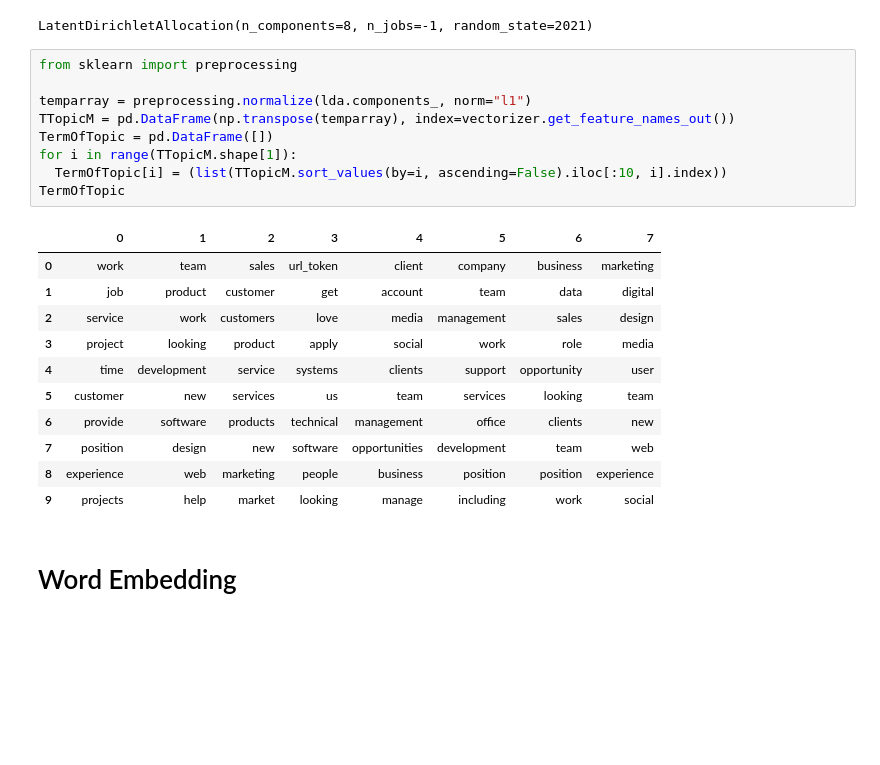
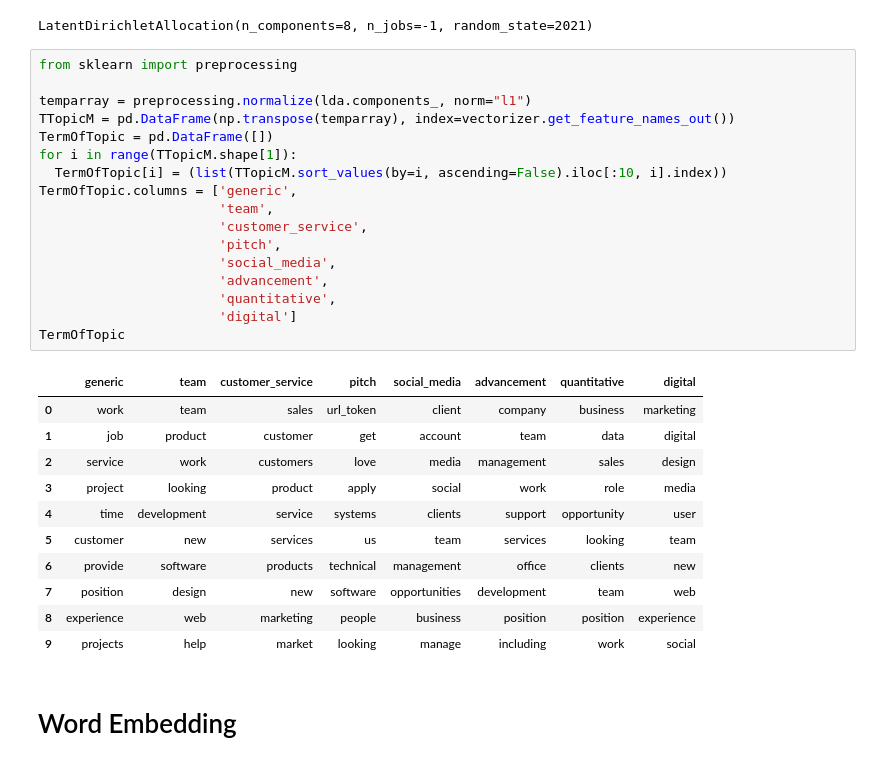
Before and after one commit to hederella/TextAnalytics, a Jupyter notebook: TextAnalyticsPreliminary.ipynb, the cells around one changed output. Drawn from its saved outputs; the diff is of its cells as text; blank space fills up the shorter version.

```diff
--- a/TextAnalyticsPreliminary.ipynb
+++ b/TextAnalyticsPreliminary.ipynb
@@ -457,14 +468,22 @@ LatentDirichletAllocation(n_components=8, n_jobs=-1, random_state=2021)
 # %%
 from sklearn import preprocessing
 
 temparray = preprocessing.normalize(lda.components_, norm="l1")
 TTopicM = pd.DataFrame(np.transpose(temparray), index=vectorizer.get_feature_names_out())
 TermOfTopic = pd.DataFrame([])
 for i in range(TTopicM.shape[1]):
   TermOfTopic[i] = (list(TTopicM.sort_values(by=i, ascending=False).iloc[:10, i].index))
+TermOfTopic.columns = ['generic',
+                       'team',
+                       'customer_service',
+                       'pitch',
+                       'social_media',
+                       'advancement',
+                       'quantitative',
+                       'digital']
 TermOfTopic
 # %% [output]
-|  | 0 | 1 | 2 | 3 | 4 | 5 | 6 | 7 |
+|  | generic | team | customer_service | pitch | social_media | advancement | quantitative | digital |
 | 0 | work | team | sales | url_token | client | company | business | marketing |
 | 1 | job | product | customer | get | account | team | data | digital |
 | 2 | service | work | customers | love | media | management | sales | design |
```
Also changed, not shown: parts of 10 cells of this notebook.
